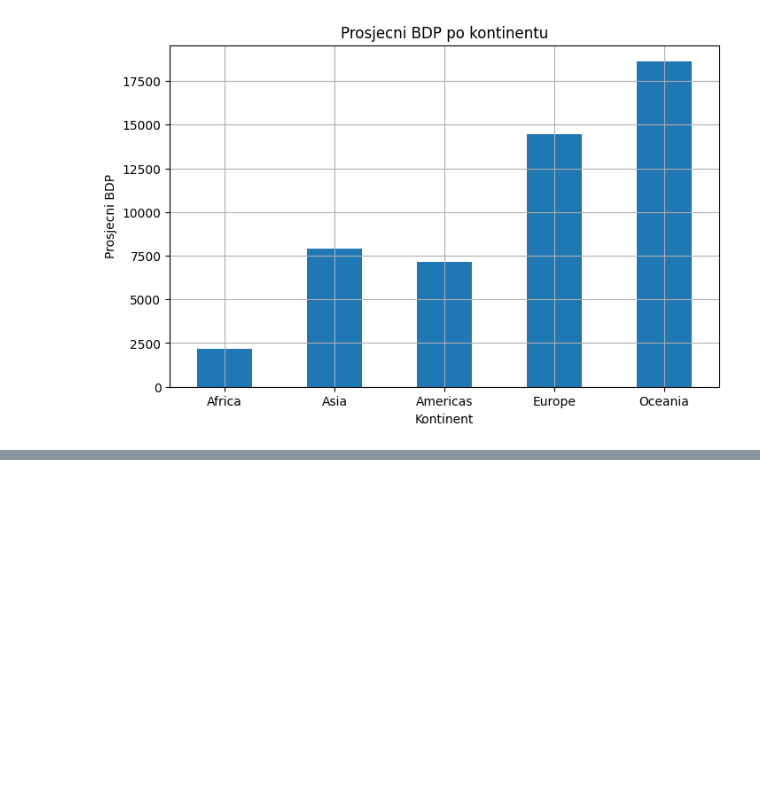
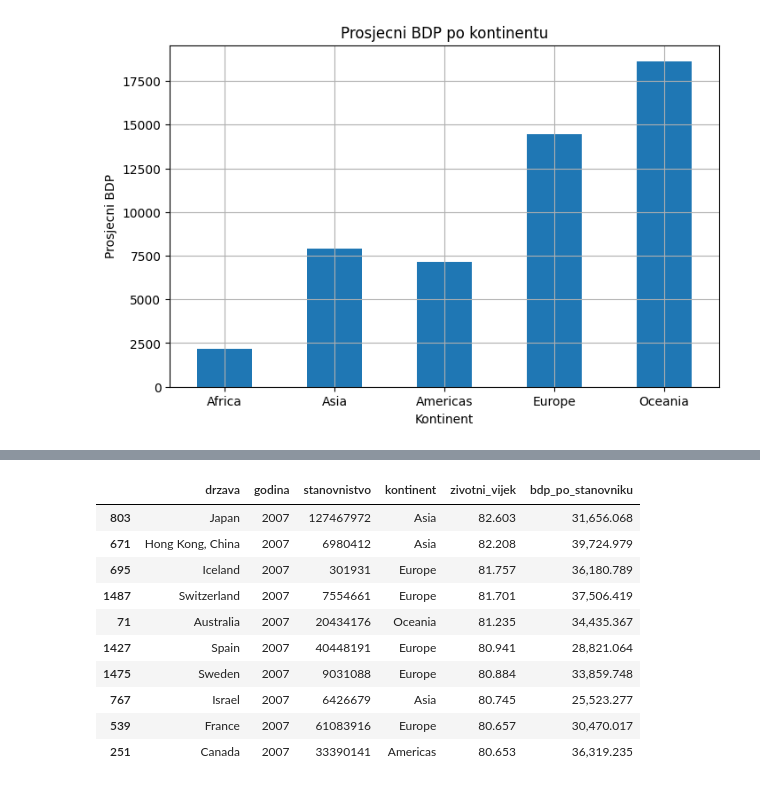
Before and after one commit to python-developer-algebra-klujic/pyds-ponavljanje, a Jupyter notebook: Zadaca.ipynb, the cells around one changed output, grey strips where cells are left out. Saved outputs shown, nothing was run; the diff lists cells and outputs as text; code cells hidden in the pictures; blank space fills up the shorter version.

```diff
--- a/Zadaca.ipynb
+++ b/Zadaca.ipynb
@@ -259,3 +259,6 @@ plt.grid(True)
 plt.show()
 # %% [output]
 [figure]
+# %%
+zadnja_godina = df.godina.max()
+zadnja_godina
@@ -261,0 +267,3 @@ plt.show()
+# %%
+df_zadnja = df[df['godina'] == zadnja_godina].copy()
+df_zadnja.head()
@@ -261,0 +277,14 @@ plt.show()
+# %%
+df_zadnja.sort_values('zivotni_vijek', ascending=False).head(10)
+# %% [output]
+|  | drzava | godina | stanovnistvo | kontinent | zivotni_vijek | bdp_po_stanovniku |
+| 803 | Japan | 2007 | 127467972 | Asia | 82.603 | 31,656.068 |
+| 671 | Hong Kong, China | 2007 | 6980412 | Asia | 82.208 | 39,724.979 |
+| 695 | Iceland | 2007 | 301931 | Europe | 81.757 | 36,180.789 |
+| 1487 | Switzerland | 2007 | 7554661 | Europe | 81.701 | 37,506.419 |
+| 71 | Australia | 2007 | 20434176 | Oceania | 81.235 | 34,435.367 |
+| 1427 | Spain | 2007 | 40448191 | Europe | 80.941 | 28,821.064 |
+| 1475 | Sweden | 2007 | 9031088 | Europe | 80.884 | 33,859.748 |
+| 767 | Israel | 2007 | 6426679 | Asia | 80.745 | 25,523.277 |
+| 539 | France | 2007 | 61083916 | Europe | 80.657 | 30,470.017 |
+| 251 | Canada | 2007 | 33390141 | Americas | 80.653 | 36,319.235 |
```
Also changed, not shown: parts of 3 cells of this notebook.
